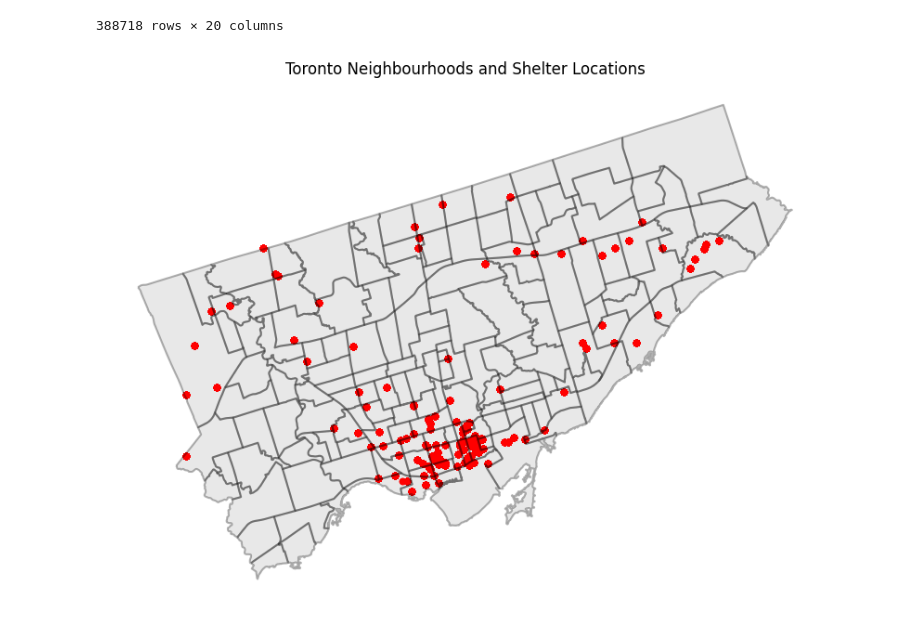
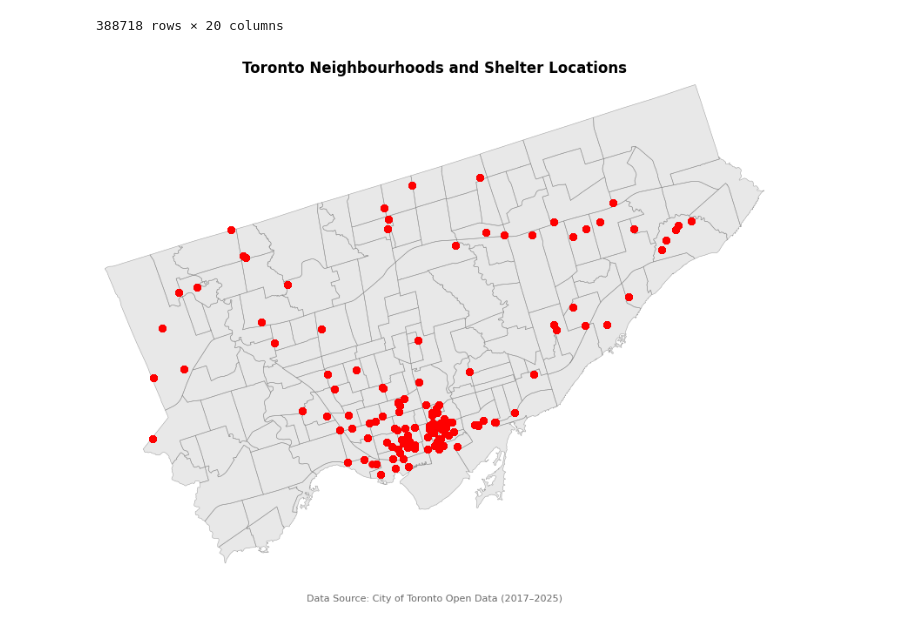
Before and after one commit to zaherarman/toronto-shelter-optimization-framework, a Jupyter notebook: notebooks/2.0-deep-exploratory-data-analysis.ipynb, the cells around one changed output. Cells and saved outputs as stored; diff of their text form; code cells hidden in the pictures.

```diff
--- a/EDA.ipynb
+++ b/notebooks/2.0-deep-exploratory-data-analysis.ipynb
@@ -211,6 +211,15 @@ def update_with_unique_coordinates(df: pd.DataFrame, address_col: str, api_key:
 def transform_shelter_data(google_api_key, pre_2021_shelters_rename, post_2021_shelters_rename, base_columns, geocode_cache_df, raw):
     frames = [rename_and_standardize(pre_2021_shelters_rename, post_2021_shelters_rename, base_columns, df, year=yr) for yr, df in raw.items()]
     df = pd.concat(frames, ignore_index=True)
+    print(f'Number of rows and cols before cleaning: {df.shape}')
+    pre_2021 = [df for yr, df in raw.items() if 2017 <= yr <= 2020]
+    post_2021 = [df for yr, df in raw.items() if 2021 <= yr <= 2025]
+
+    pre_2021_rows = sum(len(df) for df in pre_2021)
+    post_2021_rows = sum(len(df) for df in post_2021)
+
+    print(f'2017–2020 rows: {pre_2021_rows:,}')
+    print(f'2021–2025 rows: {post_2021_rows:,}')
     df = engineer_occupancy(df)
     df = parse_dates(df)
     df = add_calendar_columns(df)
@@ -220,6 +229,7 @@ def transform_shelter_data(google_api_key, pre_2021_shelters_rename, post_2021_s
     df = filter_critical(df)
     df = update_with_unique_coordinates(df, address_col='shelter_address', api_key=google_api_key)
     df = df.drop(columns = ['occupancy_beds','occupancy_rooms','capacity_beds','capacity_rooms','occupancy_rate_beds','occupancy_rate_rooms'])
+    print(f'Number of rows and cols after cleaning: {df.shape}')
     return df
 # %%
 base_url  = "https://ckan0.cf.opendata.inter.prod-toronto.ca"
@@ -724,49 +748,29 @@ df
 | 388717 | 2025-10-28 04:00:00 | YouthLink | YouthLink Transitional Program | Youth | 747 Warden Ave | Scarborough | M1L 4A1 | ... |
 388718 rows × 20 columns
 # %%
-import geopandas as gpd
-import pandas as pd
-import matplotlib.pyplot as plt
+import geopandas as gpd; import pandas as pd; import matplotlib.pyplot as plt
 
-# Read neighbourhoods
-shapefile_path = r"C:\Users\roanp\Downloads\Neighbourhoods - 4326.geojson"
-neighbourhoods = gpd.read_file(shapefile_path)
-neighbourhoods.columns = neighbourhoods.columns.str.lower()
-neighbourhoods = neighbourhoods[['area_name', 'geometry']]
-neighbourhoods['type'] = 'neighbourhood'
+shapefile_path=r"C:\Users\roanp\Downloads\Neighbourhoods - 4326.geojson"
 
-# Make sure shelters use same CRS as neighbourhoods
-gdf = gdf.to_crs(neighbourhoods.crs)
+neighbourhoods=gpd.read_file(shapefile_path); neighbourhoods.columns=neighbourhoods.columns.str.lower()
+neighbourhoods=neighbourhoods[['area_name','geometry']]; neighbourhoods['type']='neighbourhood'
+gdf=gdf.to_crs(neighbourhoods.crs)
+shelter_locations=gdf[['shelter_name','geometry']].copy(); shelter_locations.columns=['area_name','geometry']; shelter_locations['type']='shelter'
 
-# Prepare shelter_locations GeoDataFrame
-shelter_locations = gdf[['shelter_name', 'geometry']].copy()
-shelter_locations.columns = ['area_name', 'geometry']
-shelter_locations['type'] = 'shelter'
+minx,miny,maxx,maxy=-79.64,43.58,-79.12,43.85
+shelter_locations=shelter_locations.cx[minx:maxx,miny:maxy]
 
-# Define bounding box around Toronto (approximate)
-minx, miny, maxx, maxy = -79.64, 43.58, -79.12, 43.85
+gdf_all=gpd.GeoDataFrame(pd.concat([shelter_locations,neighbourhoods],ignore_index=True),geometry='geometry',crs=neighbourhoods.crs)
+fig,ax=plt.subplots(figsize=(8,8))
+gdf_all[gdf_all['type']=='neighbourhood'].plot(ax=ax,color='lightgrey',alpha=0.5,edgecolor='white',linewidth=0.3)
 
-# Keep only points within that box
-shelter_locations = shelter_locations.cx[minx:maxx, miny:maxy]
+gdf_all[gdf_all['type']=='neighbourhood'].boundary.plot(ax=ax,color='grey',linewidth=0.4,alpha=0.7)
+gdf_all[gdf_all['type']=='shelter'].plot(ax=ax,color='red',markersize=25,alpha=0.9,zorder=3)
+ax.set_title("Toronto Neighbourhoods and Shelter Locations",fontsize=12,weight='bold',pad=10); ax.set_axis_off(); ax.margins(0); plt.tight_layout(pad=1.5)
 
-# Combine both into one GeoDataFrame
-gdf_all = gpd.GeoDataFrame(
-    pd.concat([shelter_locations, neighbourhoods], ignore_index=True),
-    geometry='geometry',
-    crs=neighbourhoods.crs
-)
-
-# Plot
-fig, ax = plt.subplots(figsize=(10, 10))
-gdf_all[gdf_all['type'] == 'neighbourhood'].plot(ax=ax, color='lightgrey', alpha=0.5)
-gdf_all[gdf_all['type'] == 'neighbourhood'].boundary.plot(ax=ax, color='black', alpha=0.3)
-gdf_all[gdf_all['type'] == 'shelter'].plot(ax=ax, color='red', markersize=20, alpha=1)
-
-plt.title('Toronto Neighbourhoods and Shelter Locations')
-plt.axis('off')
-plt.show()
+plt.annotate("Data Source: City of Toronto Open Data (2017–2025)",xy=(0.5,-0.08),xycoords='axes fraction',ha='center',fontsize=8,color='dimgray'); plt.show()
 # %% [output]
-[figure, old version]
+[figure, new version]
 # %%
 minx, miny, maxx, maxy = -79.64, 43.58, -79.12, 43.85
 gdf = gdf.cx[minx:maxx, miny:maxy]
```
Also changed, not shown: parts of 3 cells of this notebook, 3 other files.
